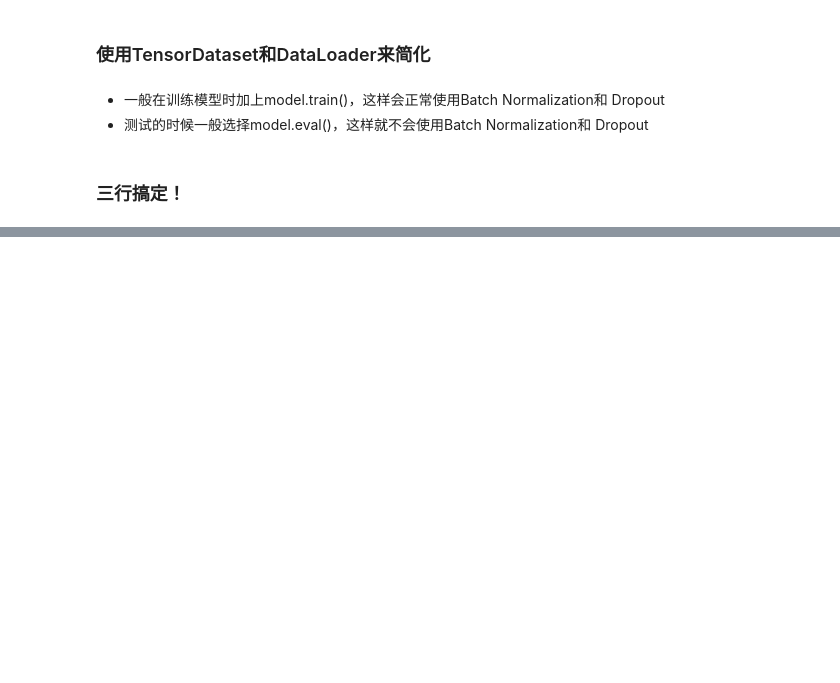
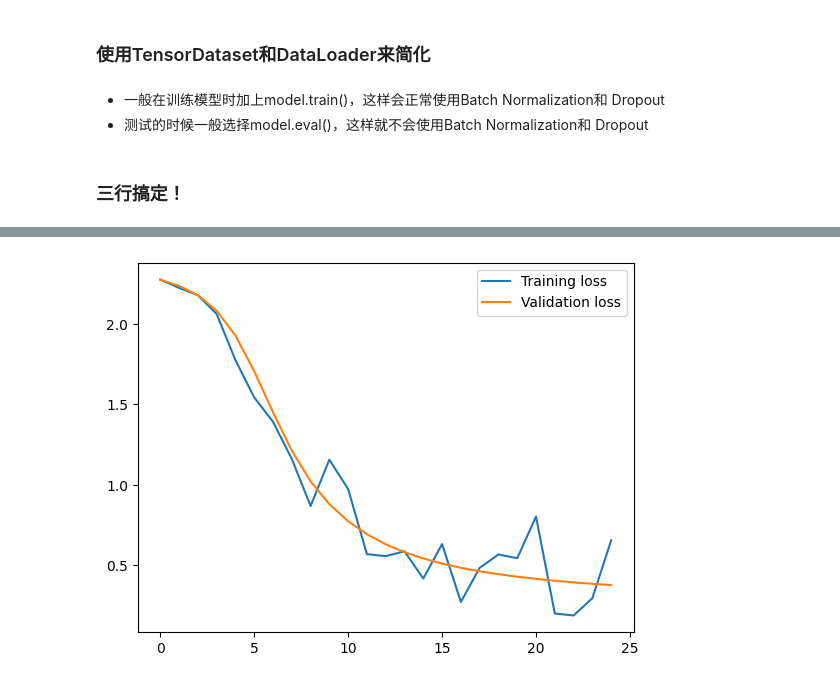
Before and after one commit to davidliu52/deeplearning, a Jupyter notebook: pytorch/traditional_nn_handwriting_recognition.ipynb, the cells around one changed output, grey strips where cells are left out. Cells and saved outputs as stored; diff of their text form; code cells hidden in the pictures; blank space fills up the shorter version.

```diff
--- a/pytorch/traditional_nn_handwriting_recognition.ipynb
+++ b/pytorch/traditional_nn_handwriting_recognition.ipynb
@@ -163,12 +165,23 @@ def get_data(train_ds, valid_ds, bs):
 - 测试的时候一般选择model.eval()，这样就不会使用Batch Normalization和 Dropout
 # %%
 import numpy as np
-
+#steps:训练次数(epoch)
+#model:模型(Mnist_NN)
+#loss_func:损失函数(F.cross_entropy)
+#opt:优化器(optim.SGD)
+#train_dl, valid_dl = get_data(train_ds, valid_ds, bs)
+#train_dl:训练集(train_ds = TensorDataset(x_train, y_train))
+#valid_dl:验证集(valid_ds = TensorDataset(x_valid, y_valid))
+train_losses = []  # List to store training losses
+valid_losses = []  # List to store validation losses
 def fit(steps, model, loss_func, opt, train_dl, valid_dl):
     for step in range(steps):
         model.train()
         for xb, yb in train_dl:
-            loss_batch(model, loss_func, xb, yb, opt)
+            loss=loss_batch(model, loss_func, xb, yb, opt)
+            tarinloss,trainnum = zip(*[loss])
+            train_loss=np.sum(np.multiply(tarinloss, trainnum)) / np.sum(trainnum)
+        train_losses.append(train_loss)
 
         model.eval()
         with torch.no_grad():
@@ -176,7 +189,8 @@ def fit(steps, model, loss_func, opt, train_dl, valid_dl):
                 *[loss_batch(model, loss_func, xb, yb) for xb, yb in valid_dl]
             )
         val_loss = np.sum(np.multiply(losses, nums)) / np.sum(nums)
-        print('当前step:'+str(step), '验证集损失：'+str(val_loss))
+        valid_losses.append(val_loss)
+        print('当前step:'+f'{step+1}/{steps}', f'Training Loss: {train_loss:.4f}','验证集损失：'+str(val_loss))
 # %%
 from torch import optim
 def get_model():
@@ -218,0 +254,9 @@ fit(25, model, loss_func, opt, train_dl, valid_dl)
+# %%
+
+
+pyplot.plot(train_losses, label='Training loss')
+pyplot.plot(valid_losses, label='Validation loss')
+pyplot.legend()
+pyplot.show()
+# %% [output]
+[figure, added]
```
Also changed, not shown: parts of 6 cells of this notebook.
